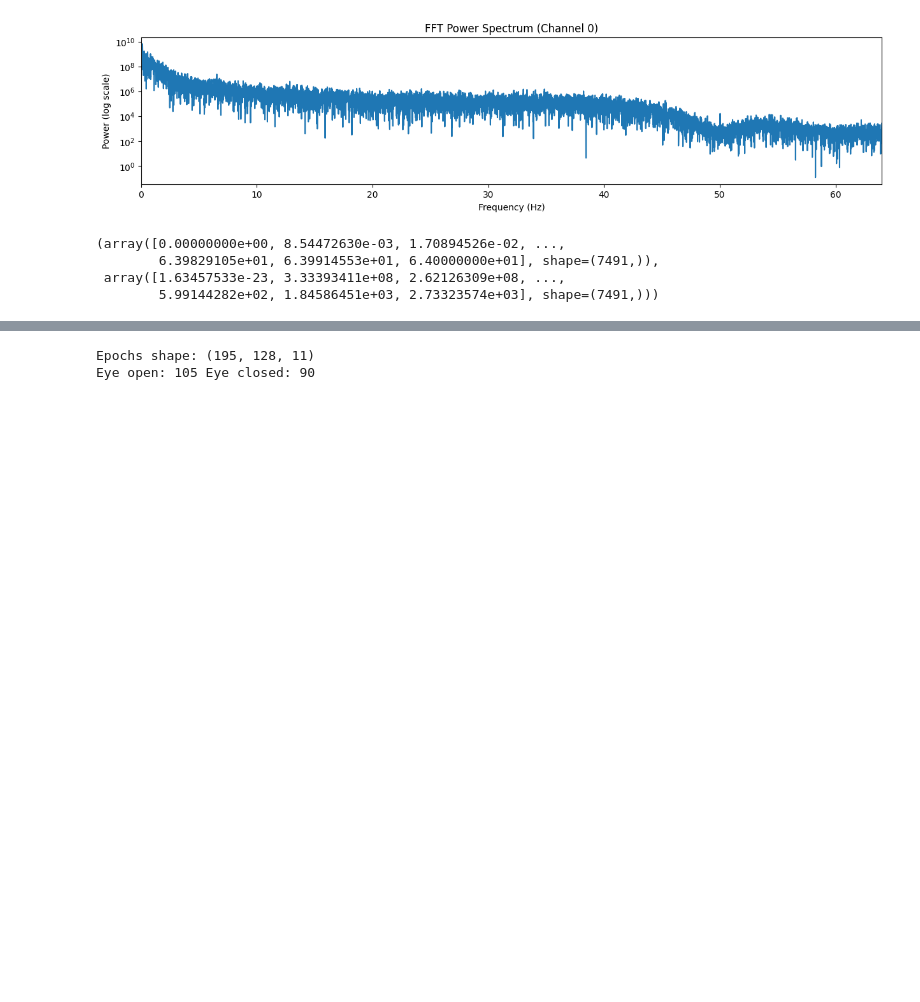
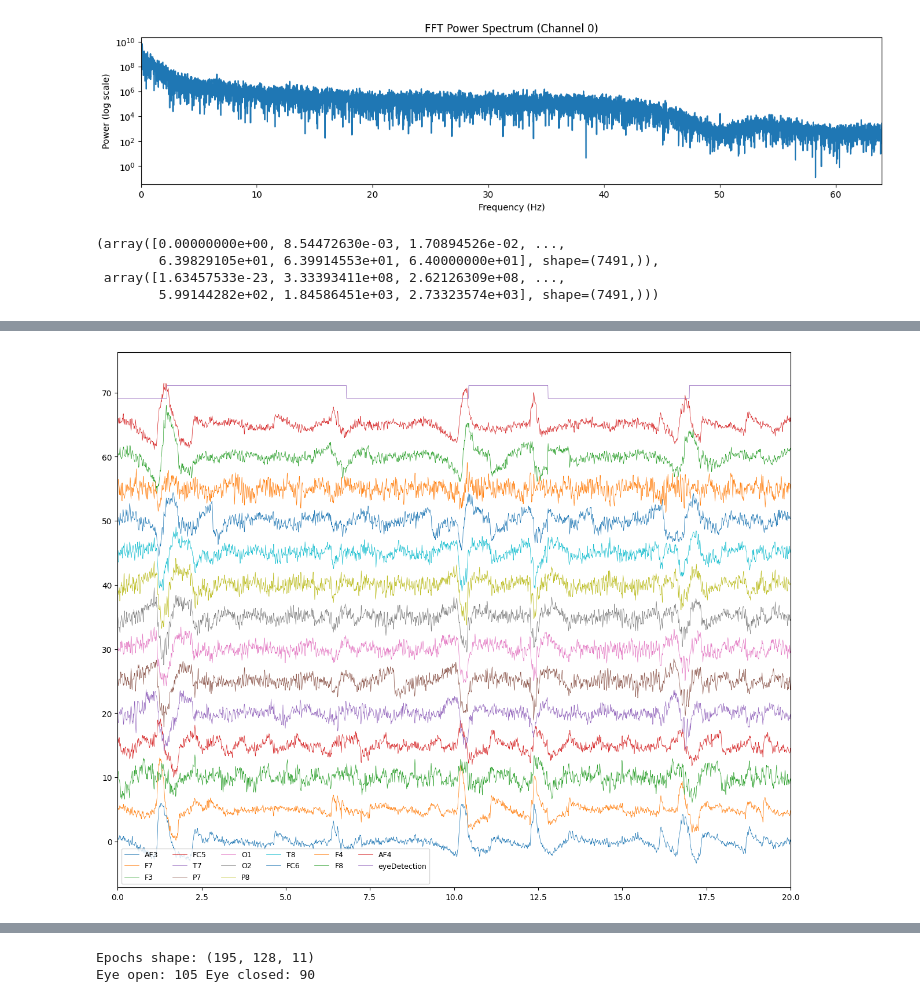
Before and after one commit to EarlFlex/exploring-eeg-eye-state-classification, a Jupyter notebook: eeg-eye-state.ipynb, the cells around one changed output, grey strips where cells are left out. Saved outputs shown, nothing was run; the diff lists cells and outputs as text; code cells hidden in the pictures; blank space fills up the shorter version.

```diff
--- a/eeg-eye-state.ipynb
+++ b/eeg-eye-state.ipynb
@@ -325,0 +296,4 @@ Mean power: 724531.3869165665
+# %%
+plot_data([df_filtered], xlim=[0, 20])
+# %% [output]
+[figure, added]
```
Also changed, not shown: parts of 34 cells of this notebook.
